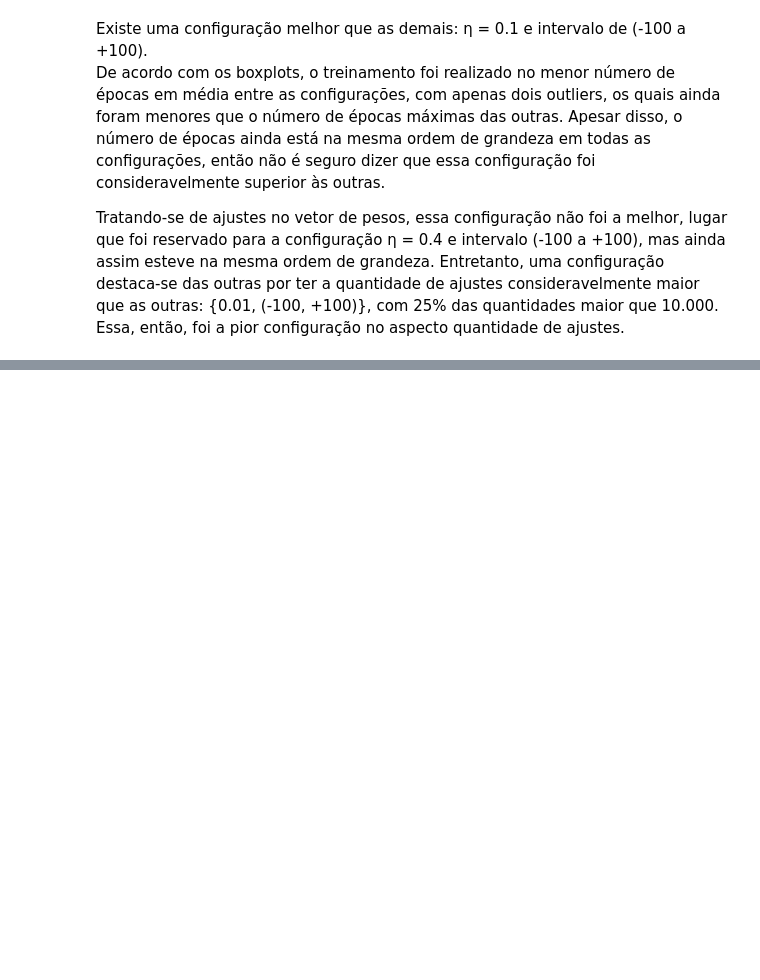
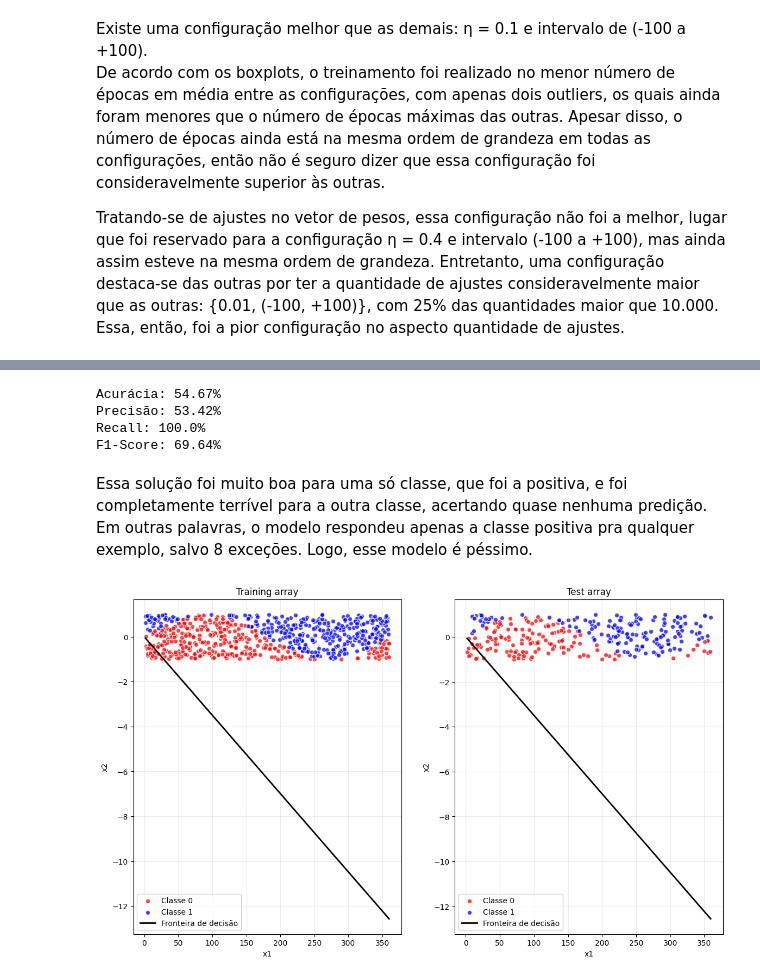
Before and after one commit to ViniciusCastroCoutinho/RNA2.1, a Jupyter notebook: RNA2_1.ipynb, the cells around one changed output, grey strips where cells are left out. Cells and saved outputs as stored; diff of their text form; code cells hidden in the pictures; blank space fills up the shorter version.

```diff
--- a/RNA2_1.ipynb
+++ b/RNA2_1.ipynb
@@ -279,0 +425,39 @@ Tratando-se de ajustes no vetor de pesos, essa configuração não foi a melhor,
+# %%
+accuracy = round(((8 + 156) / 300) * 100, 2)
+
+# F1-Score
+f1_score = metrics.f1_score(
+    y_true=true_values,
+    y_pred=prediction,
+)
+f1_score = round(f1_score * 100, 2)
+
+# Precisão
+precision = metrics.precision_score(
+    y_true=true_values,
+    y_pred=prediction,
+)
+precision = round(precision * 100, 2)
+
+# Recall
+recall = metrics.recall_score(
+    y_true=true_values,
+    y_pred=prediction,
+)
+recall = round(recall * 100, 2)
+
+print(f"Acurácia: {accuracy}%")
+print(f"Precisão: {precision}%")
+print(f"Recall: {recall}%")
+print(f"F1-Score: {f1_score}%\n")
+# %% [output]
+Acurácia: 54.67%
+Precisão: 53.42%
+Recall: 100.0%
+F1-Score: 69.64%
+# %% [markdown]
+Essa solução foi muito boa para uma só classe, que foi a positiva, e foi completamente terrível para a outra classe, acertando quase nenhuma predição. Em outras palavras, o modelo respondeu apenas a classe positiva pra qualquer exemplo, salvo 8 exceções. Logo, esse modelo é péssimo.
+# %%
+fig, ax_train = neuron3.graph_train_test(training, test)
+# %% [output]
+[figure, added]
```
Also changed, not shown: parts of 11 cells of this notebook.
